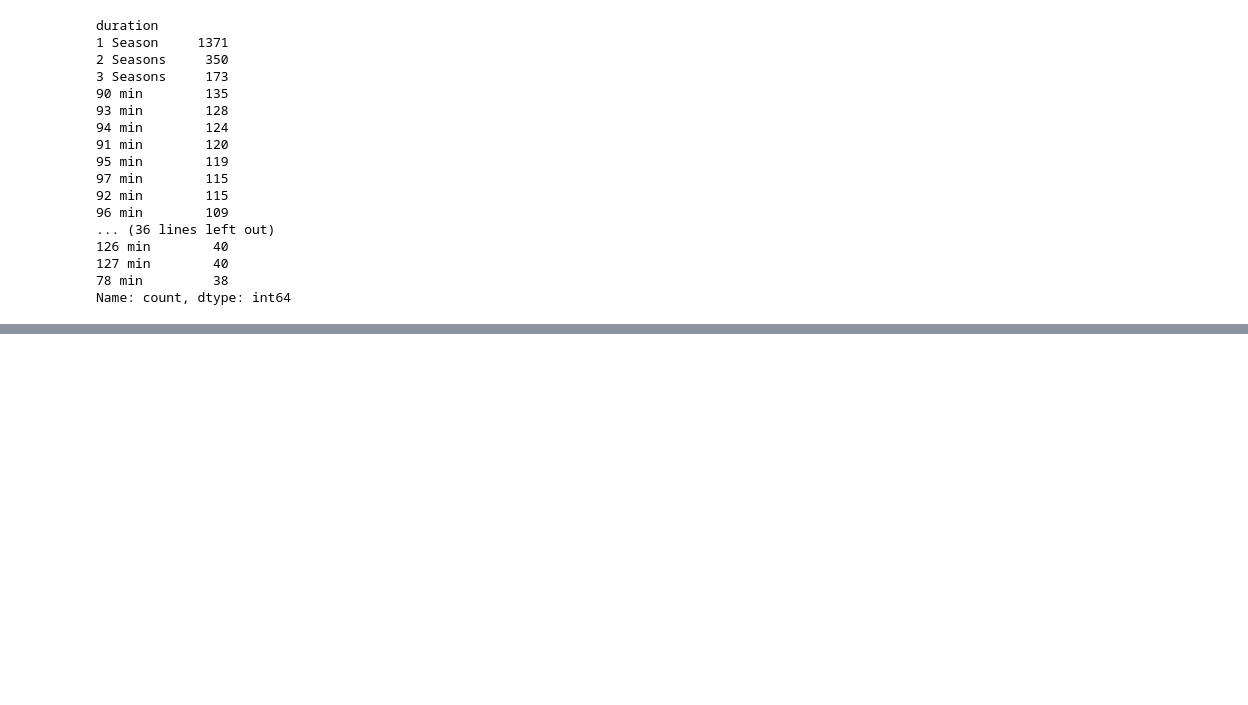
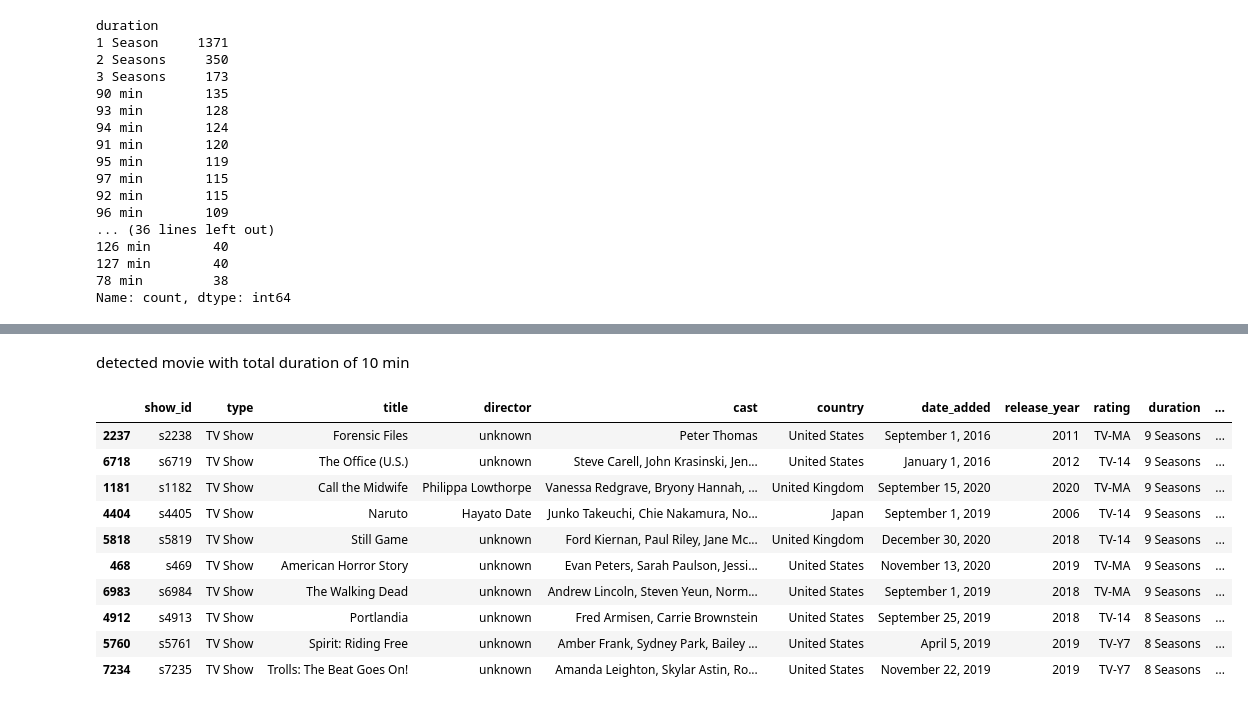
Before and after one commit to Dreamix-Hub/EDA_projects, a Jupyter notebook: netflix_content_eda.ipynb, the cells around one changed output, grey strips where cells are left out. Saved outputs shown, nothing was run; the diff lists cells and outputs as text; code cells hidden in the pictures; blank space fills up the shorter version.

```diff
--- a/netflix_content_eda.ipynb
+++ b/netflix_content_eda.ipynb
@@ -374,0 +514,16 @@ Name: count, dtype: int64
+# %% [markdown]
+detected movie with total duration of 10 min
+# %%
+df[df["duration"].str.contains("Season")].sort_values(by='duration', ascending=False).head(10)
+# %% [output]
+|  | show_id | type | title | director | cast | country | date_added | release_year | rating | duration | ... |
+| 2237 | s2238 | TV Show | Forensic Files | unknown | Peter Thomas | United States | September 1, 2016 | 2011 | TV-MA | 9 Seasons | ... |
+| 6718 | s6719 | TV Show | The Office (U.S.) | unknown | Steve Carell, John Krasinski, Jen... | United States | January 1, 2016 | 2012 | TV-14 | 9 Seasons | ... |
+| 1181 | s1182 | TV Show | Call the Midwife | Philippa Lowthorpe | Vanessa Redgrave, Bryony Hannah, ... | United Kingdom | September 15, 2020 | 2020 | TV-MA | 9 Seasons | ... |
+| 4404 | s4405 | TV Show | Naruto | Hayato Date | Junko Takeuchi, Chie Nakamura, No... | Japan | September 1, 2019 | 2006 | TV-14 | 9 Seasons | ... |
+| 5818 | s5819 | TV Show | Still Game | unknown | Ford Kiernan, Paul Riley, Jane Mc... | United Kingdom | December 30, 2020 | 2018 | TV-14 | 9 Seasons | ... |
+| 468 | s469 | TV Show | American Horror Story | unknown | Evan Peters, Sarah Paulson, Jessi... | United States | November 13, 2020 | 2019 | TV-MA | 9 Seasons | ... |
+| 6983 | s6984 | TV Show | The Walking Dead | unknown | Andrew Lincoln, Steven Yeun, Norm... | United States | September 1, 2019 | 2018 | TV-MA | 9 Seasons | ... |
+| 4912 | s4913 | TV Show | Portlandia | unknown | Fred Armisen, Carrie Brownstein | United States | September 25, 2019 | 2018 | TV-14 | 8 Seasons | ... |
+| 5760 | s5761 | TV Show | Spirit: Riding Free | unknown | Amber Frank, Sydney Park, Bailey ... | United States | April 5, 2019 | 2019 | TV-Y7 | 8 Seasons | ... |
+| 7234 | s7235 | TV Show | Trolls: The Beat Goes On! | unknown | Amanda Leighton, Skylar Astin, Ro... | United States | November 22, 2019 | 2019 | TV-Y7 | 8 Seasons | ... |
```
Also changed, not shown: parts of 14 cells of this notebook.
